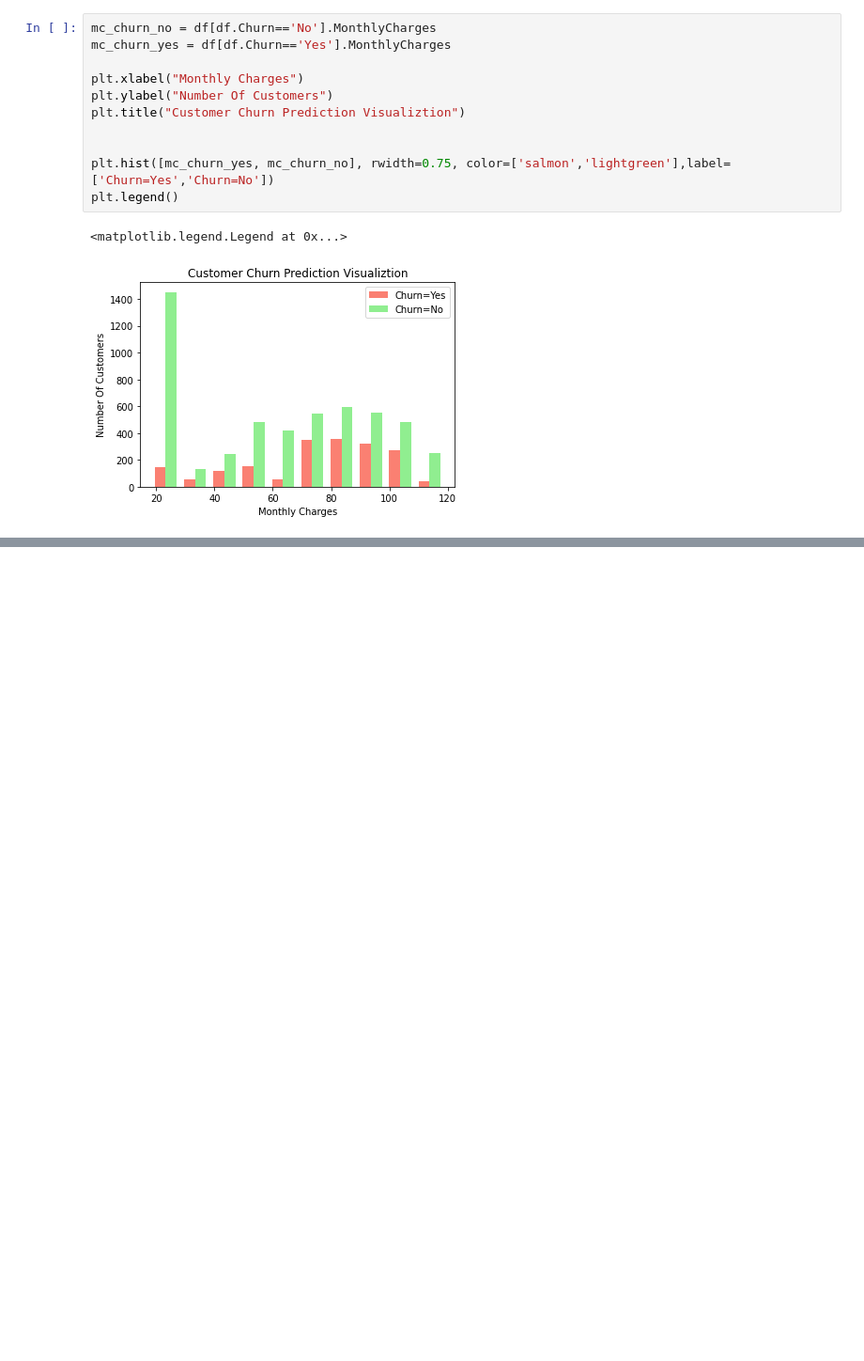
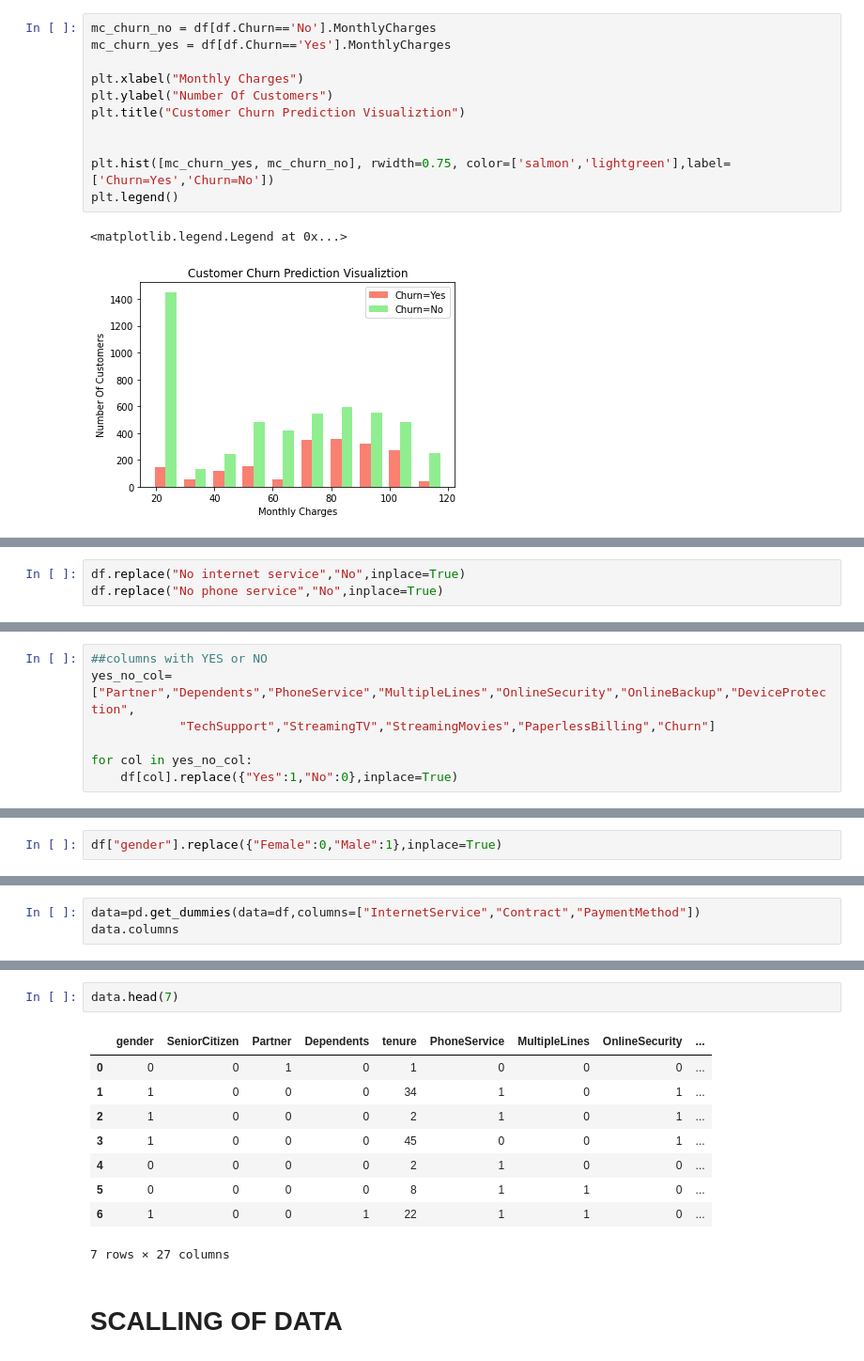
Before and after one commit to anandhulk/CustomerChurn-ANN, a Jupyter notebook: customer-churn-ann.ipynb, the cells around one changed output, grey strips where cells are left out. Shown at 94% size. Cells and saved outputs as stored; diff of their text form; blank space fills up the shorter version.

Commit message:
Kaggle Notebook | Customer-churn-ANN | Version 4

```diff
--- a/customer-churn-ann.ipynb
+++ b/customer-churn-ann.ipynb
@@ -124,0 +150,3 @@ plt.legend()
+# %%
+df.replace("No internet service","No",inplace=True)
+df.replace("No phone service","No",inplace=True)
@@ -124,0 +178,7 @@ plt.legend()
+# %%
+##columns with YES or NO
+yes_no_col=["Partner","Dependents","PhoneService","MultipleLines","OnlineSecurity","OnlineBackup","DeviceProtection",
+            "TechSupport","StreamingTV","StreamingMovies","PaperlessBilling","Churn"]
+
+for col in yes_no_col:
+    df[col].replace({"Yes":1,"No":0},inplace=True)
@@ -124,0 +198,2 @@ plt.legend()
+# %%
+df["gender"].replace({"Female":0,"Male":1},inplace=True)
@@ -124,0 +202,3 @@ plt.legend()
+# %%
+data=pd.get_dummies(data=df,columns=["InternetService","Contract","PaymentMethod"])
+data.columns
@@ -124,0 +236,14 @@ plt.legend()
+# %%
+data.head(7)
+# %% [output]
+|  | gender | SeniorCitizen | Partner | Dependents | tenure | PhoneService | MultipleLines | OnlineSecurity | ... |
+| 0 | 0 | 0 | 1 | 0 | 1 | 0 | 0 | 0 | ... |
+| 1 | 1 | 0 | 0 | 0 | 34 | 1 | 0 | 1 | ... |
+| 2 | 1 | 0 | 0 | 0 | 2 | 1 | 0 | 1 | ... |
+| 3 | 1 | 0 | 0 | 0 | 45 | 0 | 0 | 1 | ... |
+| 4 | 0 | 0 | 0 | 0 | 2 | 1 | 0 | 0 | ... |
+| 5 | 0 | 0 | 0 | 0 | 8 | 1 | 1 | 0 | ... |
+| 6 | 1 | 0 | 0 | 1 | 22 | 1 | 1 | 0 | ... |
+7 rows × 27 columns
+# %% [markdown]
+# **SCALLING OF DATA**
```
Also changed, not shown: parts of 11 cells of this notebook.
